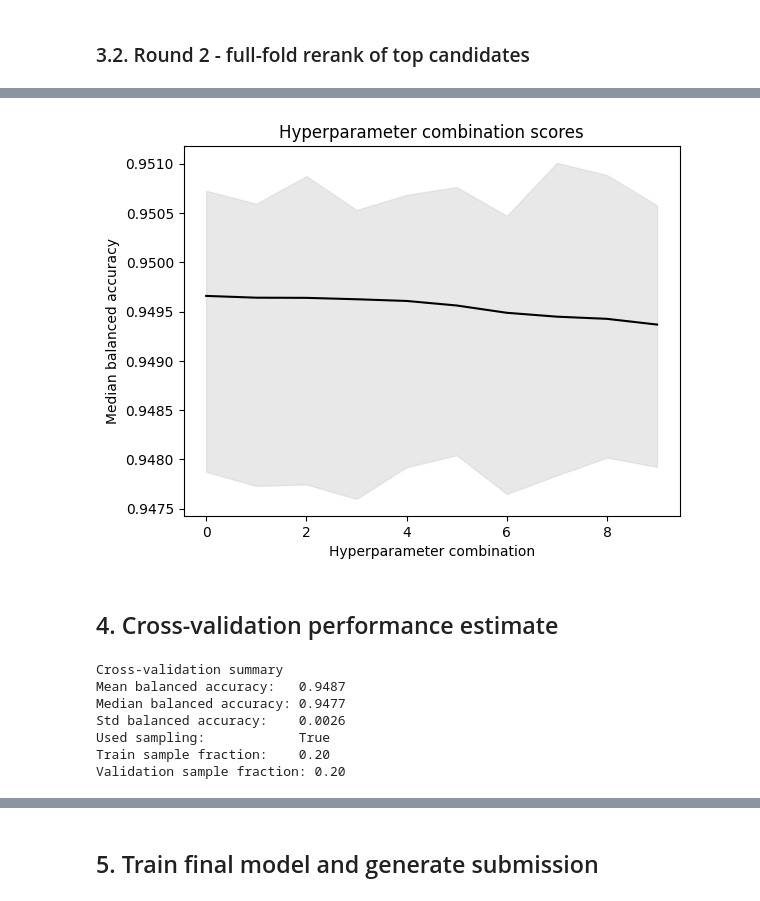
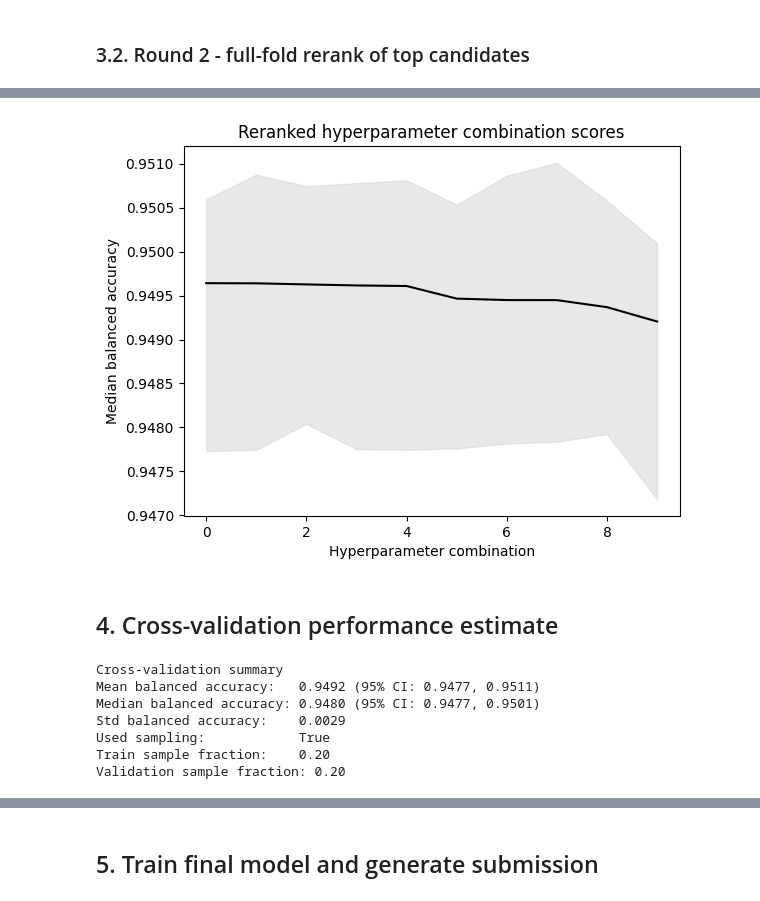
Before and after one commit to gperdrizet/student-health-risk, a Jupyter notebook: notebooks/06-gradient-boosting-baseline.ipynb, the cells around one changed output, grey strips where cells are left out. Saved outputs shown, nothing was run; the diff lists cells and outputs as text; code cells hidden in the pictures.

```diff
--- a/notebooks/06-gradient-boosting-baseline.ipynb
+++ b/notebooks/06-gradient-boosting-baseline.ipynb
@@ -25,40 +32,36 @@ from helper_functions.gradient_boosting_baseline import (
 # %% [markdown]
 ### 1.2. Run configuration
 # %%
-# Engineered artifacts from notebook 05 and base hyperparameters from notebook 03.
+# Inputs from upstream notebooks.
 ENGINEERED_CV_FOLDS     = '../data/tmp/05-engineered-cv-folds.pkl'
 ENGINEERED_TRAIN_DATA   = '../data/tmp/05-engineered-train-data.csv'
 ENGINEERED_TEST_DATA    = '../data/tmp/05-engineered-test-data.csv'
 WINNING_HYPERPARAMETERS = '../data/results/03-winning-hyperparameters.pkl'
 
-# Notebook outputs.
+# Outputs for this notebook.
 SEARCH_RESULTS_FILE     = '../data/results/06-gradient-boosting-search-results.pkl'
 CROSS_VALIDATION_SCORES = '../data/results/06-gradient-boosting-scores.pkl'
 FINAL_SUBMISSION_FILE   = '../data/submission.csv'
 
-# Run controls.
+# Main run toggles.
 RUN_PARAMETER_SEARCH = True
-RUN_RERANK           = True
 RUN_FULL_CV_ESTIMATE = True
 
-# Fold controls. The engineered artifact contains 10 folds; None uses all.
-TUNE_FOLD_LIMIT       = 3
+# Round 1 sampled search controls.
+TUNE_FOLD_LIMIT = 3
+WIDE_SEARCH_RANDOM_CANDIDATES = 240
+STAGE1_PROGRESS_EVERY = 25
+
+# Round 2 rerank controls.
 TOP_K_FOR_FULL_RERANK = 10
+USE_SAMPLING_FOR_FULL_RERANK = False
 
-# Optional sampling controls for faster CV estimates on large datasets.
-USE_CV_SAMPLING           = True
-CV_TRAIN_SAMPLE_FRAC      = 0.2
+# CV sampling controls.
+USE_CV_SAMPLING = True
+CV_TRAIN_SAMPLE_FRAC = 0.2
 CV_VALIDATION_SAMPLE_FRAC = 0.2
 
-# Stage-2 rerank controls (typically no sampling for a cleaner final ranking).
-USE_SAMPLING_FOR_FULL_RERANK = False
-
-# Wider random search around and beyond the previous optimum.
-WIDE_SEARCH_RANDOM_CANDIDATES = 120
 RANDOM_SEARCH_SEED = 315
-
-# Logging controls for compact progress output.
-STAGE1_PROGRESS_EVERY = 25
 # %% [markdown]
 ## 2. Load engineered artifacts
 # %%
@@ -336,32 +368,27 @@ Round 2: reranking top 10 candidates on 10 full folds (sampling=False).
 # %%
-# Summarize each candidate by median score and fold-level uncertainty.
-median_scores_df = pd.DataFrame({
-    'median_score': [row['median'] for row in search_rows],
-    '95% CI lower': [np.percentile(row['fold_scores'], 2.5) for row in search_rows],
-    '95% CI upper': [np.percentile(row['fold_scores'], 97.5) for row in search_rows],
-})
+# Summarize each reranked candidate by median score and fold-level uncertainty.
+median_scores_df = build_score_interval_frame(rerank_rows)
 
 # Plot candidate rank (x-axis) versus median CV score with 95% fold interval.
-plt.title('Hyperparameter combination scores')
+plt.title('Reranked hyperparameter combination scores')
 plt.plot(list(range(len(median_scores_df))), median_scores_df['median_score'], color='black')
 plt.fill_between(
     list(range(len(median_scores_df))),
     median_scores_df['95% CI lower'],
     median_scores_df['95% CI upper'],
     color='lightgray',
     alpha=0.5
 )
 plt.xlabel('Hyperparameter combination')
 plt.ylabel('Median balanced accuracy')
 plt.show()
 # %% [output]
-[figure, old version]
+[figure, new version]
 # %% [markdown]
 ## 4. Cross-validation performance estimate
 # %%
 if RUN_FULL_CV_ESTIMATE:
 
-    # Re-score the selected candidate on all engineered folds.
     full_fold_scores = score_on_folds(
         engineered_folds,
         best_params,
@@ -370,7 +397,6 @@ if RUN_FULL_CV_ESTIMATE:
         validation_sample_fraction=CV_VALIDATION_SAMPLE_FRAC,
     )
 
-    # Store both metric summary and run settings for reproducibility.
     cv_results = {
         'params': best_params,
         'fold_scores': full_fold_scores,
@@ -389,21 +415,32 @@ else:
     with open(CROSS_VALIDATION_SCORES, 'rb') as handle:
         cv_results = pickle.load(handle)
 
-# Print a compact report for quick notebook comparisons.
+ci_summary = summarize_with_ci(cv_results['fold_scores'])
+cv_results['mean_ci_95'] = ci_summary['mean']
+cv_results['median_ci_95'] = ci_summary['median']
+
 print('Cross-validation summary')
-print(f"Mean balanced accuracy:   {cv_results['mean']:.4f}")
-print(f"Median balanced accuracy: {cv_results['median']:.4f}")
+print(
+    f"Mean balanced accuracy:   {cv_results['mean_ci_95']['value']:.4f} "
+    f"(95% CI: {cv_results['mean_ci_95']['ci_lower']:.4f}, {cv_results['mean_ci_95']['ci_upper']:.4f})"
+)
+
+print(
+    f"Median balanced accuracy: {cv_results['median_ci_95']['value']:.4f} "
+    f"(95% CI: {cv_results['median_ci_95']['ci_lower']:.4f}, {cv_results['median_ci_95']['ci_upper']:.4f})"
+)
+
 print(f"Std balanced accuracy:    {cv_results['std']:.4f}")
-print(f"Used sampling:            {cv_results.get('used_sampling', False)}")
+print(f"Used sampling:            {cv_results['used_sampling']}")
 
-if cv_results.get('used_sampling', False):
-    print(f"Train sample fraction:    {cv_results.get('train_sample_fraction', 1.0):.2f}")
-    print(f"Validation sample fraction: {cv_results.get('validation_sample_fraction', 1.0):.2f}")
+if cv_results['used_sampling']:
+    print(f"Train sample fraction:    {cv_results['train_sample_fraction']:.2f}")
+    print(f"Validation sample fraction: {cv_results['validation_sample_fraction']:.2f}")
 # %% [output]
 Cross-validation summary
-Mean balanced accuracy:   0.9487
-Median balanced accuracy: 0.9477
-Std balanced accuracy:    0.0026
+Mean balanced accuracy:   0.9492 (95% CI: 0.9477, 0.9511)
+Median balanced accuracy: 0.9480 (95% CI: 0.9477, 0.9501)
+Std balanced accuracy:    0.0029
 Used sampling:            True
 Train sample fraction:    0.20
 Validation sample fraction: 0.20
```
Also changed, not shown: parts of 7 cells of this notebook, 3 other files.
